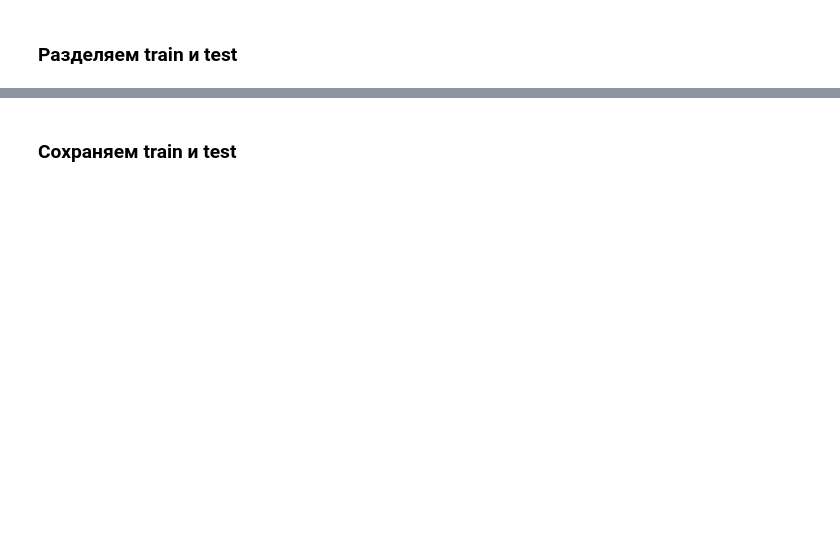
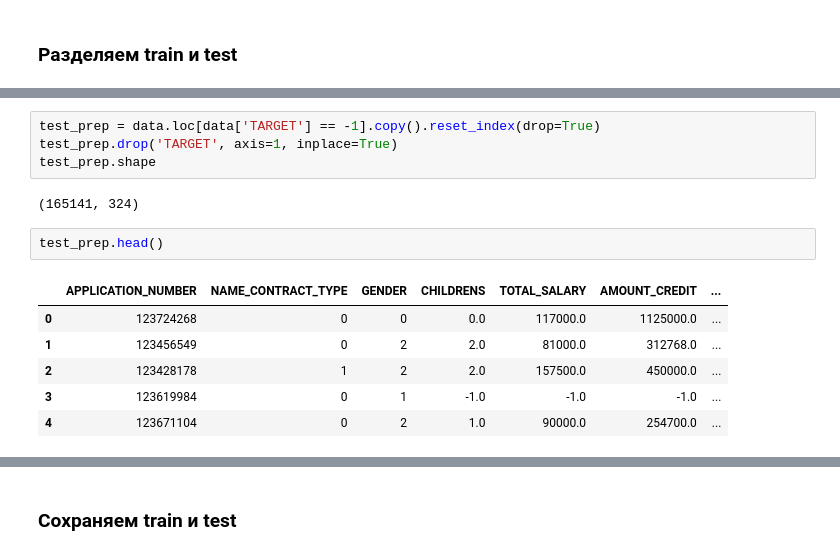
Before and after one commit to VitalyGladyshev/Python_for_DS, a Jupyter notebook: HW_03.ipynb, the cells around one changed output, grey strips where cells are left out. Drawn from its saved outputs; the diff is of its cells as text; blank space fills up the shorter version.

```diff
--- a/HW_03.ipynb
+++ b/HW_03.ipynb
@@ -580,0 +711,15 @@ data.head(2)
+# %%
+test_prep = data.loc[data['TARGET'] == -1].copy().reset_index(drop=True)
+test_prep.drop('TARGET', axis=1, inplace=True)
+test_prep.shape
+# %% [output]
+(165141, 324)
+# %%
+test_prep.head()
+# %% [output]
+|  | APPLICATION_NUMBER | NAME_CONTRACT_TYPE | GENDER | CHILDRENS | TOTAL_SALARY | AMOUNT_CREDIT | ... |
+| 0 | 123724268 | 0 | 0 | 0.0 | 117000.0 | 1125000.0 | ... |
+| 1 | 123456549 | 0 | 2 | 2.0 | 81000.0 | 312768.0 | ... |
+| 2 | 123428178 | 1 | 2 | 2.0 | 157500.0 | 450000.0 | ... |
+| 3 | 123619984 | 0 | 1 | -1.0 | -1.0 | -1.0 | ... |
+| 4 | 123671104 | 0 | 2 | 1.0 | 90000.0 | 254700.0 | ... |
```
Also changed, not shown: parts of 24 cells of this notebook.
